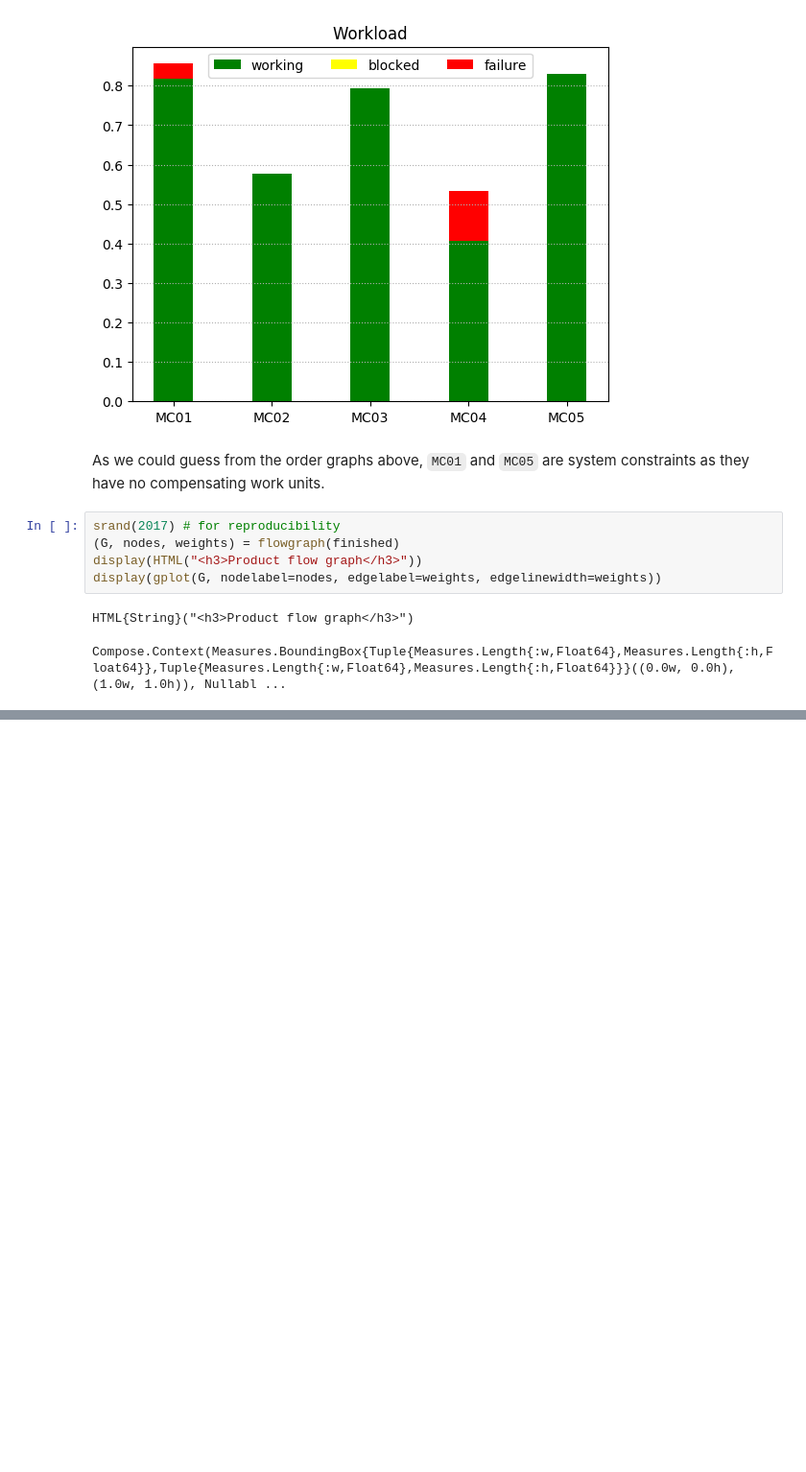
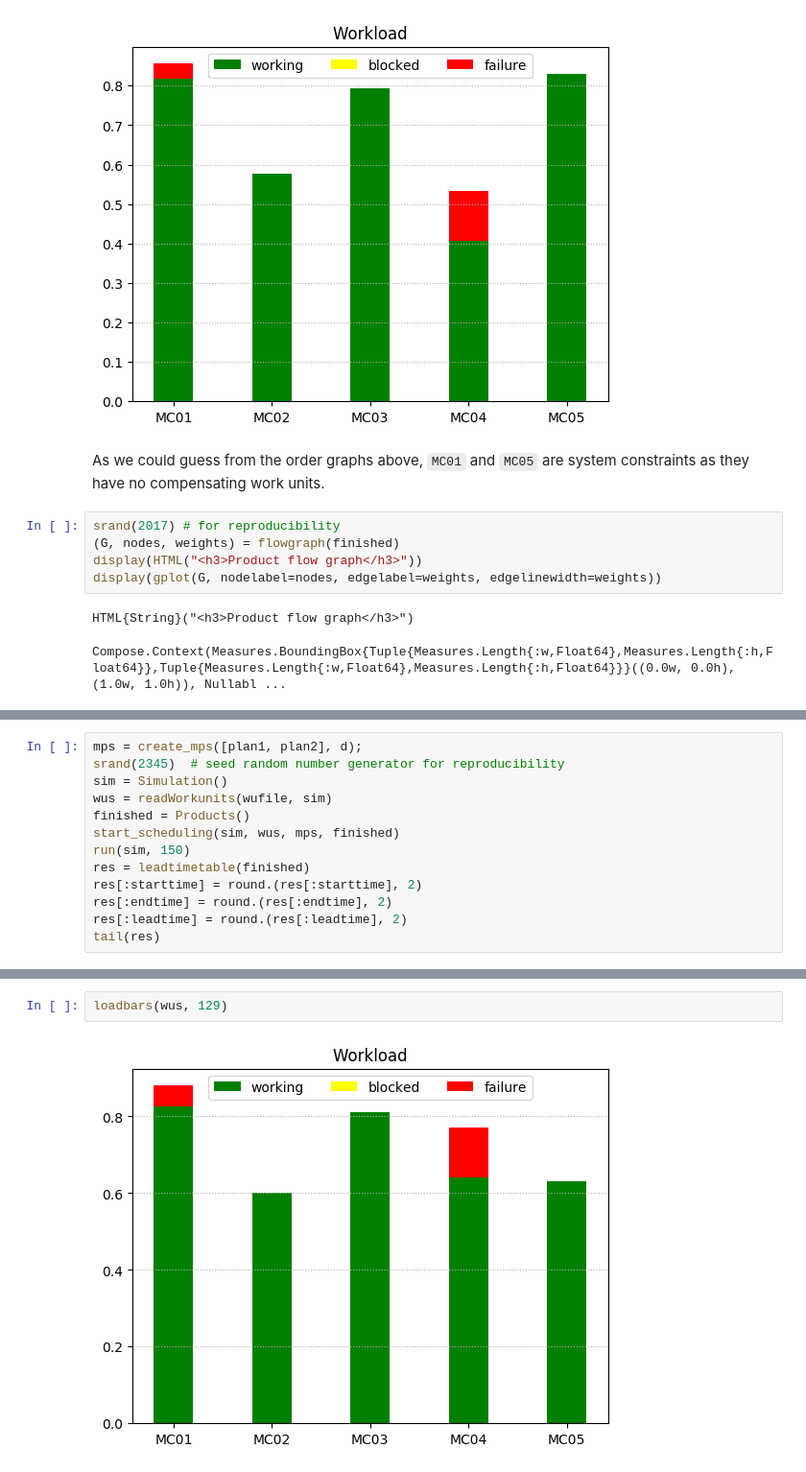
Before and after one commit to pbayer/ProcessFlows.jl, a Jupyter notebook: docs/notebooks/06 The use of graphs in PFlow.ipynb, the cells around one changed output, grey strips where cells are left out. Shown at 96% size. Cells and saved outputs as stored; diff of their text form; blank space fills up the shorter version.

Commit message:
1st demonstration of PFlow in notebook
see 06 The use of graphs in PFlow

```diff
--- a/docs/notebooks/06 The use of graphs in PFlow.ipynb
+++ b/docs/notebooks/06 The use of graphs in PFlow.ipynb
@@ -159,0 +185,13 @@ Compose.Context(Measures.BoundingBox{Tuple{Measures.Length{:w,Float64},Measures.
+# %%
+mps = create_mps([plan1, plan2], d);
+srand(2345)  # seed random number generator for reproducibility
+sim = Simulation()
+wus = readWorkunits(wufile, sim)
+finished = Products()
+start_scheduling(sim, wus, mps, finished)
+run(sim, 150)
+res = leadtimetable(finished)
+res[:starttime] = round.(res[:starttime], 2)
+res[:endtime] = round.(res[:endtime], 2)
+res[:leadtime] = round.(res[:leadtime], 2)
+tail(res)
@@ -159,0 +206,4 @@ Compose.Context(Measures.BoundingBox{Tuple{Measures.Length{:w,Float64},Measures.
+# %%
+loadbars(wus, 129)
+# %% [output]
+[figure, added]
```
Also changed, not shown: parts of 19 cells of this notebook, 4 other files.
